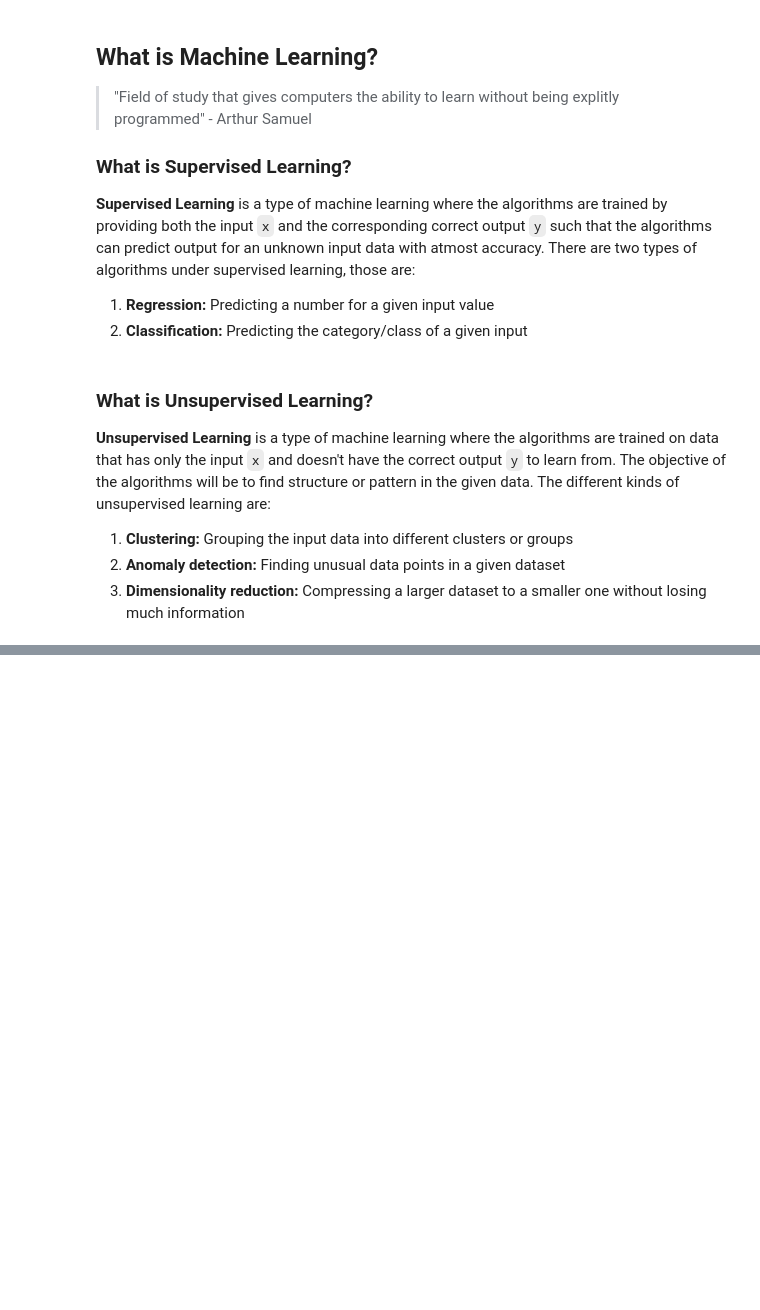
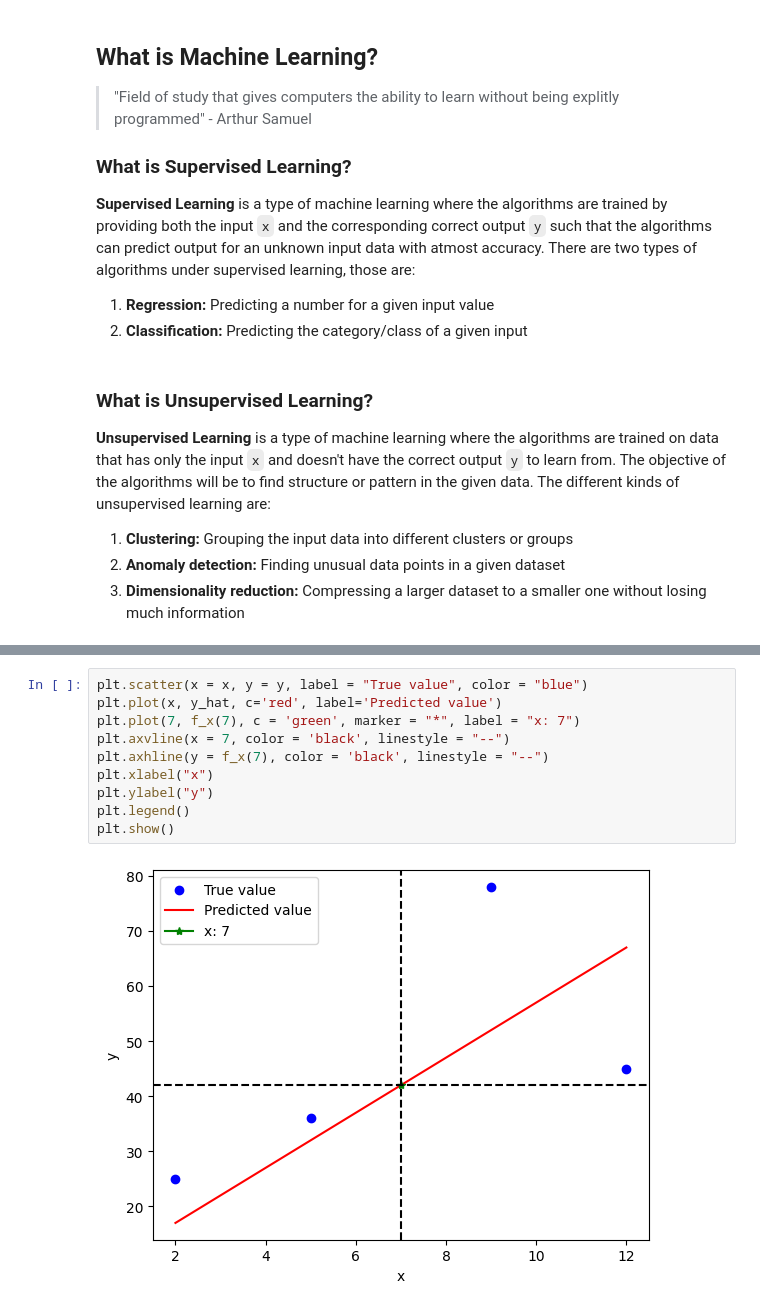
Before and after one commit to zuhurouf/ML-Foundation, a Jupyter notebook: Supervised_ML_Week1.ipynb, the cells around one changed output, grey strips where cells are left out. Cells and saved outputs as stored; diff of their text form; blank space fills up the shorter version.

```diff
--- a/Supervised_ML_Week1.ipynb
+++ b/Supervised_ML_Week1.ipynb
@@ -20,0 +66,12 @@
+# %%
+plt.scatter(x = x, y = y, label = "True value", color = "blue")
+plt.plot(x, y_hat, c='red', label='Predicted value')
+plt.plot(7, f_x(7), c = 'green', marker = "*", label = "x: 7")
+plt.axvline(x = 7, color = 'black', linestyle = "--")
+plt.axhline(y = f_x(7), color = 'black', linestyle = "--")
+plt.xlabel("x")
+plt.ylabel("y")
+plt.legend()
+plt.show()
+# %% [output]
+[figure, added]
```
Also changed, not shown: parts of 6 cells of this notebook.
